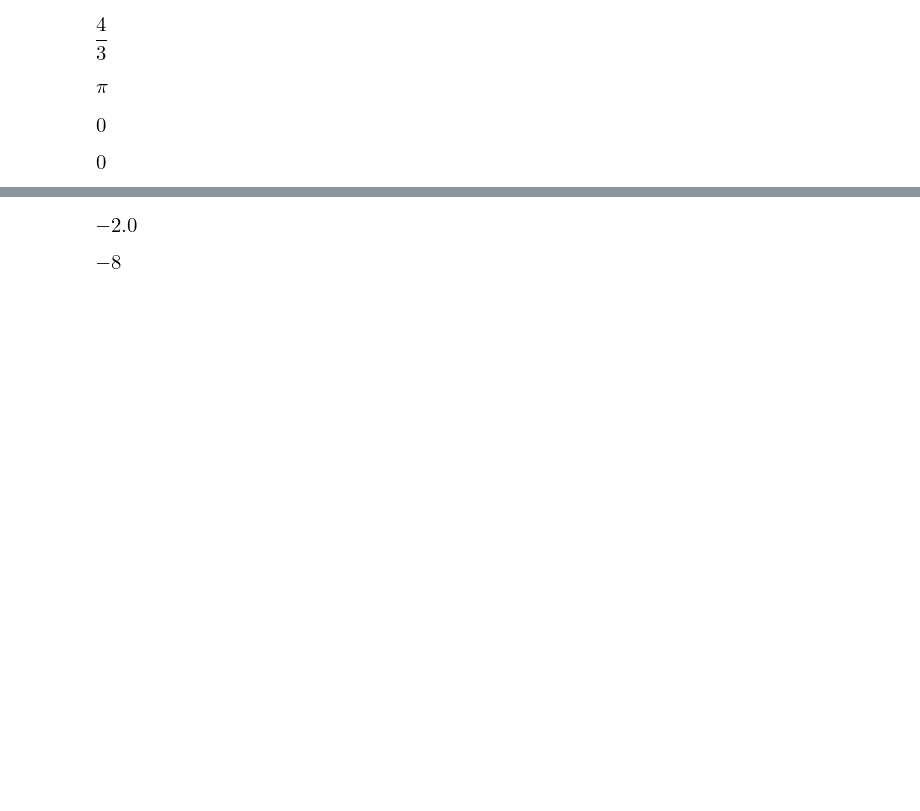
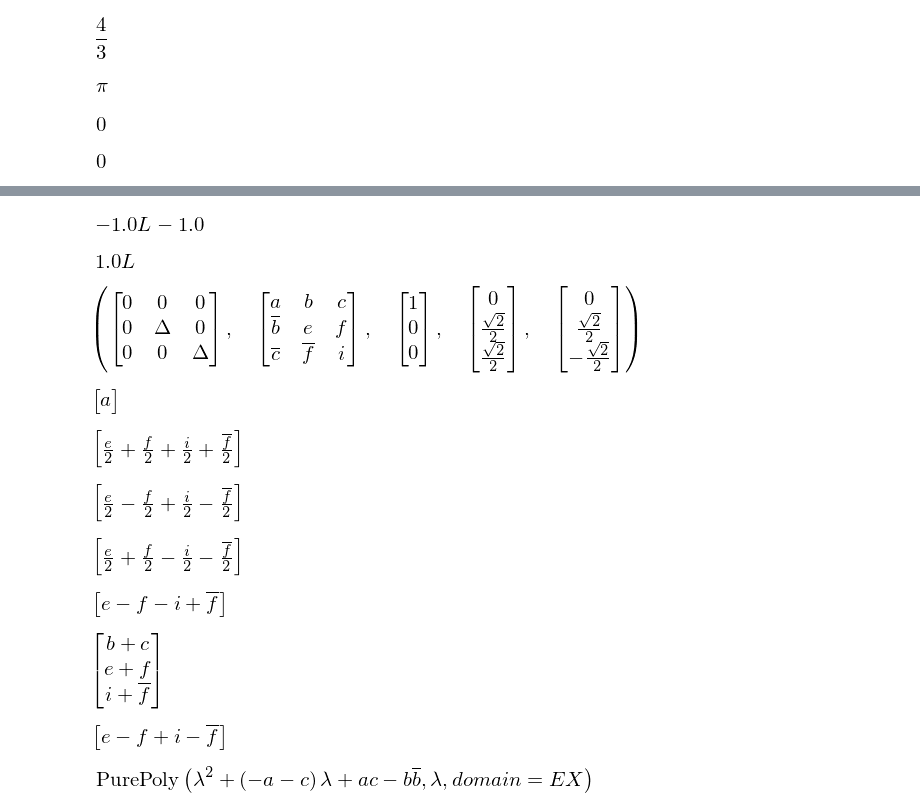
Before and after one commit to ClarkGuilty/2019, a Jupyter notebook: Codigo/Tarea4MCA.ipynb, the cells around one changed output, grey strips where cells are left out. Saved outputs shown, nothing was run; the diff lists cells and outputs as text; code cells hidden in the pictures; blank space fills up the shorter version.

```diff
--- a/Codigo/Tarea4MCA.ipynb
+++ b/Codigo/Tarea4MCA.ipynb
@@ -74,11 +74,61 @@ integrate(sin(theta)**2*cos(theta),(theta, 0,pi))
 # %%
-def LS(j,l=1,s=1/2):
+L, J = symbols('L J')
+
+def LS(J,l=1,s=1/2):
+    return (J*(J+1)-L*(L+1)-3/4)
+
+def ls(j,l=1,s=1/2):
     return j*(j+1)-l*(l+1)-s*(s+1)
 # %%
-LS(1/2)
+simplify(LS(L-1/2))
 # %% [output]
-[figure, old version]
+[figure, new version]
-# %%
-3-11
-# %% [output]
-[figure, removed]
+# %%
+simplify(LS(L+1/2))
+# %% [output]
+[figure, added]
+# %%
+a,b,c,d,e,f,g,h,i = symbols('a b c d e f g h i')
+a,e,i, delta = symbols('a e i \Delta', real=True)
+H0 = Matrix([[0,0,0], [0, delta, 0], [0,0,delta]])
+H1 = Matrix([[a,b,c], [conjugate(b), e, f], [conjugate(c), conjugate(f), i]])
+v1 = Matrix([[1],[0],[0]])
+v2 = Matrix([[0],[1],[1]])/sqrt(2)
+v3 = Matrix([[0],[1],[-1]])/sqrt(2)
+
+H0, H1,v1,v2,v3
+# %% [output]
+[figure, added]
+# %%
+v1.T * H1 * v1
+# %% [output]
+[figure, added]
+# %%
+simplify(v2.T * H1 * v2)
+# %% [output]
+[figure, added]
+# %%
+simplify(v3.T * H1 * v3)
+# %% [output]
+[figure, added]
+# %%
+simplify(v3.T * H1 * v2)
+# %% [output]
+[figure, added]
+# %%
+simplify(v2.T*H1 * v3*2)
+# %% [output]
+[figure, added]
+# %%
+simplify(H1*v2*sqrt(2))
+# %% [output]
+[figure, added]
+# %%
+simplify(v3.T*H1*v3*2)
+# %% [output]
+[figure, added]
+# %%
+test = Matrix([[a,b],[conjugate(b),c]])
+test.charpoly()
+# %% [output]
+[figure, added]
```
Also changed, not shown: parts of 20 cells of this notebook.
